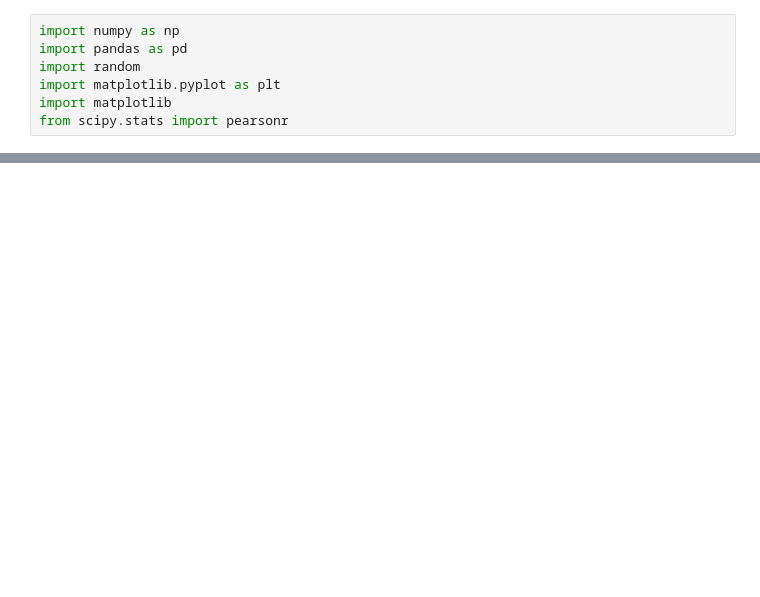
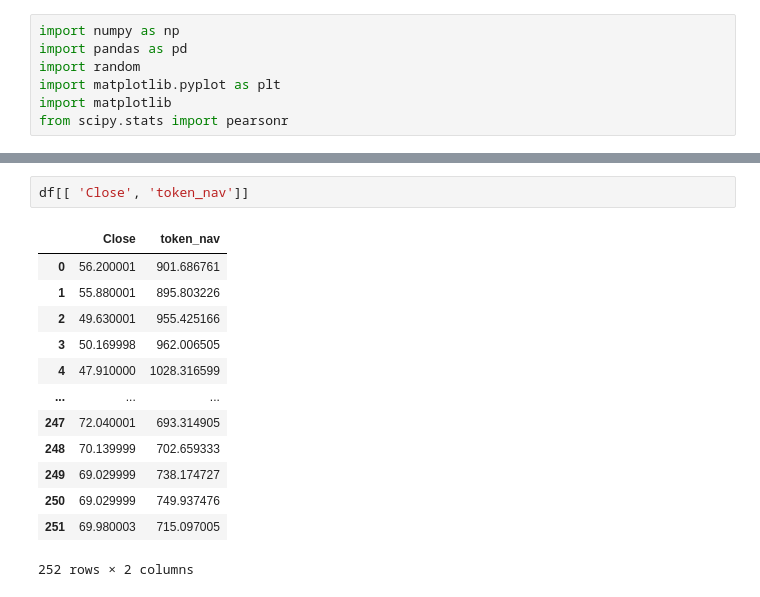
Before and after one commit to AndrewPomorski/commodity_token, a Jupyter notebook: research/Daily rebalanced cfd vs underlying.ipynb, the cells around one changed output, grey strips where cells are left out. Cells and saved outputs as stored; diff of their text form; blank space fills up the shorter version.

```diff
--- a/research/Daily rebalanced cfd vs underlying.ipynb
+++ b/research/Daily rebalanced cfd vs underlying.ipynb
@@ -36 +60,17 @@ df.head()
+# %%
+df[[ 'Close', 'token_nav']]
+# %% [output]
+|  | Close | token_nav |
+| 0 | 56.200001 | 901.686761 |
+| 1 | 55.880001 | 895.803226 |
+| 2 | 49.630001 | 955.425166 |
+| 3 | 50.169998 | 962.006505 |
+| 4 | 47.910000 | 1028.316599 |
+| ... | ... | ... |
+| 247 | 72.040001 | 693.314905 |
+| 248 | 70.139999 | 702.659333 |
+| 249 | 69.029999 | 738.174727 |
+| 250 | 69.029999 | 749.937476 |
+| 251 | 69.980003 | 715.097005 |
+252 rows × 2 columns
 # %%
```
Also changed, not shown: parts of 12 cells of this notebook.
